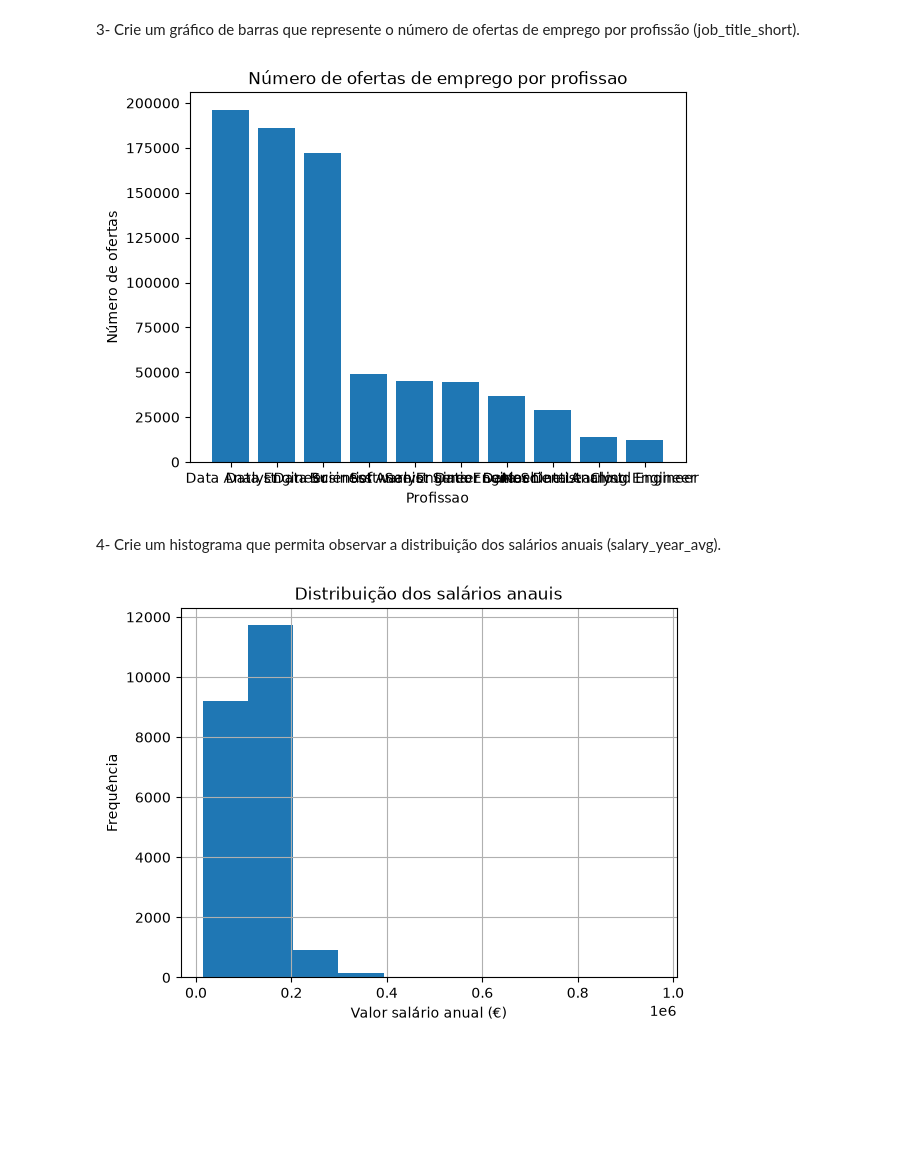
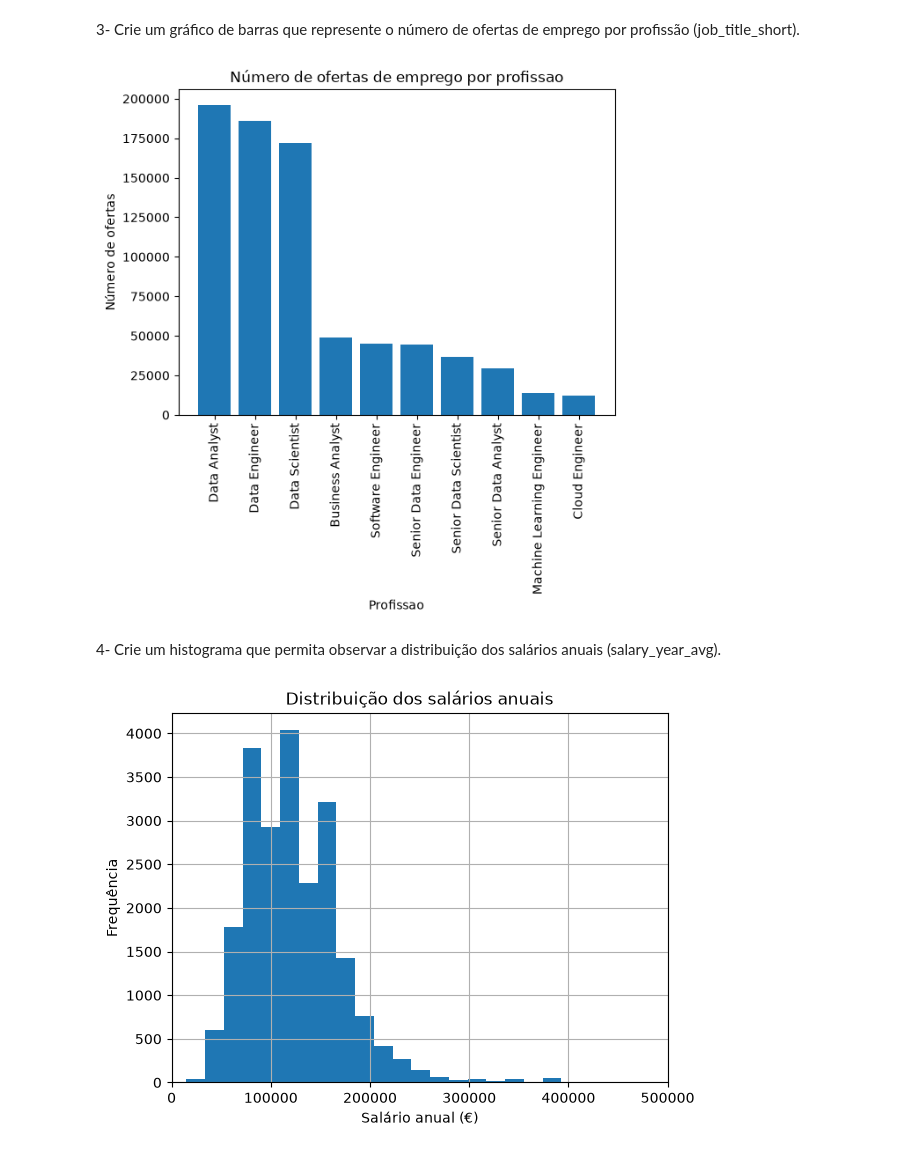
Before and after one commit to SirRick76/Projetos_PTL, a Jupyter notebook: Data_jobs_Ricardo_Ferreira/Tarefa1.ipynb, the cells around one changed output. Drawn from its saved outputs; the diff is of its cells as text; code cells hidden in the pictures; blank space fills up the shorter version.

```diff
--- a/Tarefa/Tarefa1.ipynb
+++ b/Data_jobs_Ricardo_Ferreira/Tarefa1.ipynb
@@ -403,19 +403,25 @@ Name: salary_year_avg, dtype: float64
 # %%
 profissao=df["job_title_short"].value_counts()
 plt.bar(profissao.index,profissao.values)
 plt.title("Número de ofertas de emprego por profissao")
 plt.xlabel("Profissao")
 plt.ylabel("Número de ofertas")
+plt.xticks(rotation=90)
+
 plt.show()
 # %% [output]
-[figure, old version]
+[figure, new version]
 # %% [markdown]
 4- Crie um histograma que permita observar a distribuição dos salários anuais (salary_year_avg).
 # %%
-df["salary_year_avg"].hist()
-plt.title("Distribuição dos salários anauis")
-plt.xlabel("Valor salário anual (€)")
+df_minimo=(df["salary_year_avg"].min())
+df_maximo=(df["salary_year_avg"].max())
+df["salary_year_avg"].hist(range=(df_minimo,df_maximo), bins=50)
+plt.title("Distribuição dos salários anuais")
+plt.xlabel("Salário anual (€)")
 plt.ylabel("Frequência")
+
+plt.xlim(0, 500000)
 plt.show()
 # %% [output]
-[figure, old version]
+[figure, new version]
```
Also changed, not shown: 1 other file.
